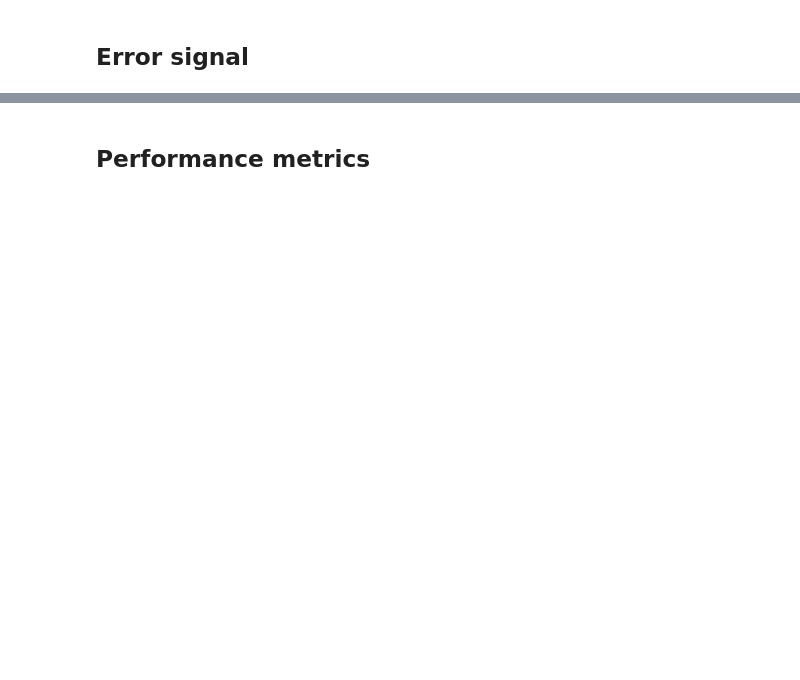
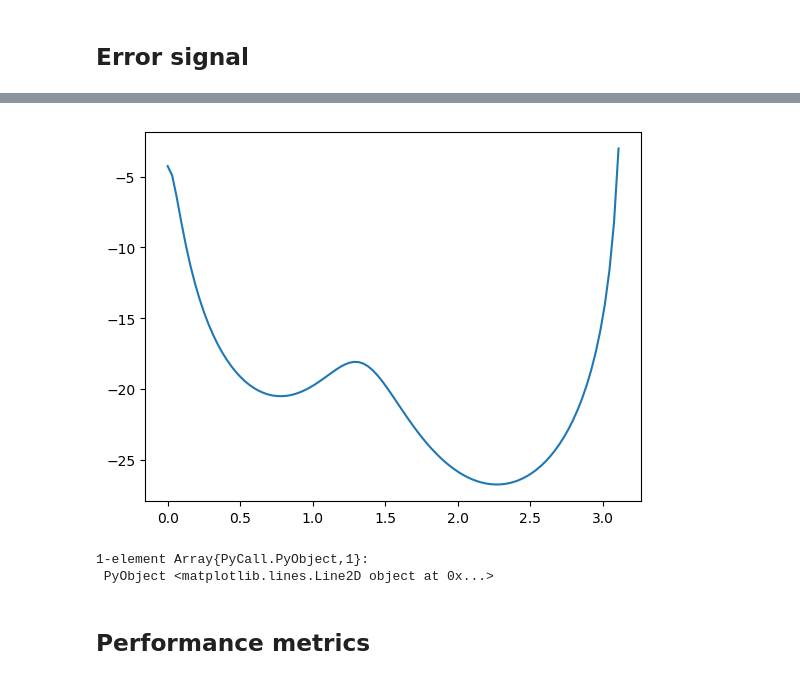
Before and after one commit to biaslab/SituatedSoundscaping, a Jupyter notebook: demos/probabilistic_Fourier_Warping_AR_Single.ipynb, the cells around one changed output, grey strips where cells are left out. Drawn from its saved outputs; the diff is of its cells as text; code cells hidden in the pictures; blank space fills up the shorter version.

```diff
--- a/demos/probabilistic_Fourier_Warping_AR_Single.ipynb
+++ b/demos/probabilistic_Fourier_Warping_AR_Single.ipynb
@@ -409,5 +409,23 @@ plt.plot(t[1:length(μ_x_pred)], log10.(abs2.(x_time[1:length(μ_x_pred)]-μ_x_p
 1-element Array{PyCall.PyObject,1}:
  PyObject <matplotlib.lines.Line2D object at 0x...>
+# %%
+# specify range of normalized frequency
+theta = 0:pi/100:pi
+
+bin = 5
+
+# approximate variance of process noise by mode
+pn_var = 1/((a_γ[bin]-1)/b_γ[bin])
+
+# calculate analytical power spectral density of the evolution of the spectral coefficients
+psd = pn_var ./(abs.([sum(-append!([-1.], μ_θ[bin]).*exp.(-collect(0:AR_order)*1im.*th)) for th in theta]).^2)
+
+# plot analytical solution of PSD
+plt.plot(theta, 10*log10.(psd))
+# %% [output]
+[figure, added]
+1-element Array{PyCall.PyObject,1}:
+ PyObject <matplotlib.lines.Line2D object at 0x...>
 # %% [markdown]
 ## Performance metrics
 # %%
```
Also changed, not shown: parts of 9 cells of this notebook, 3 other files.
